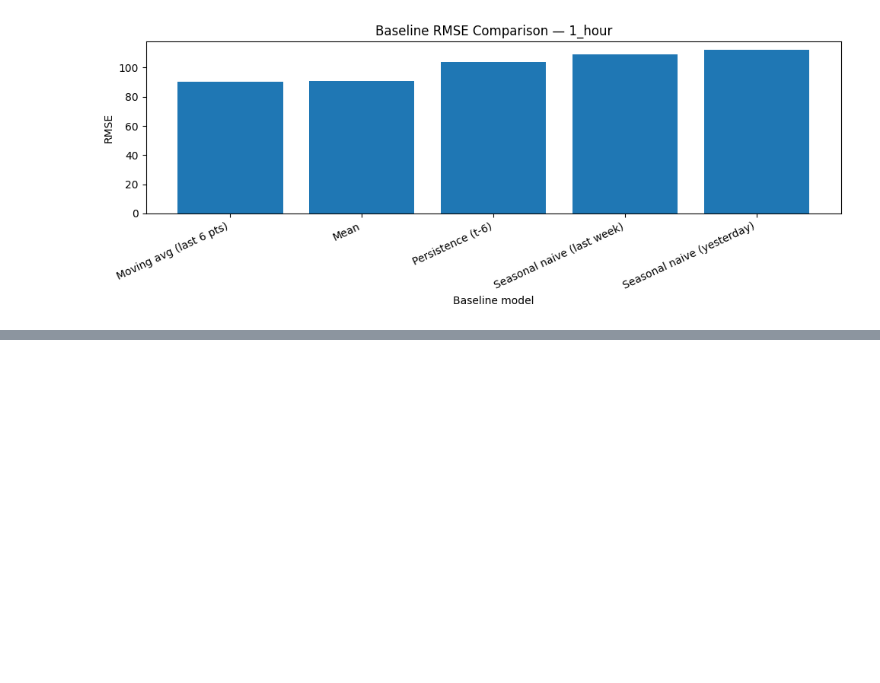
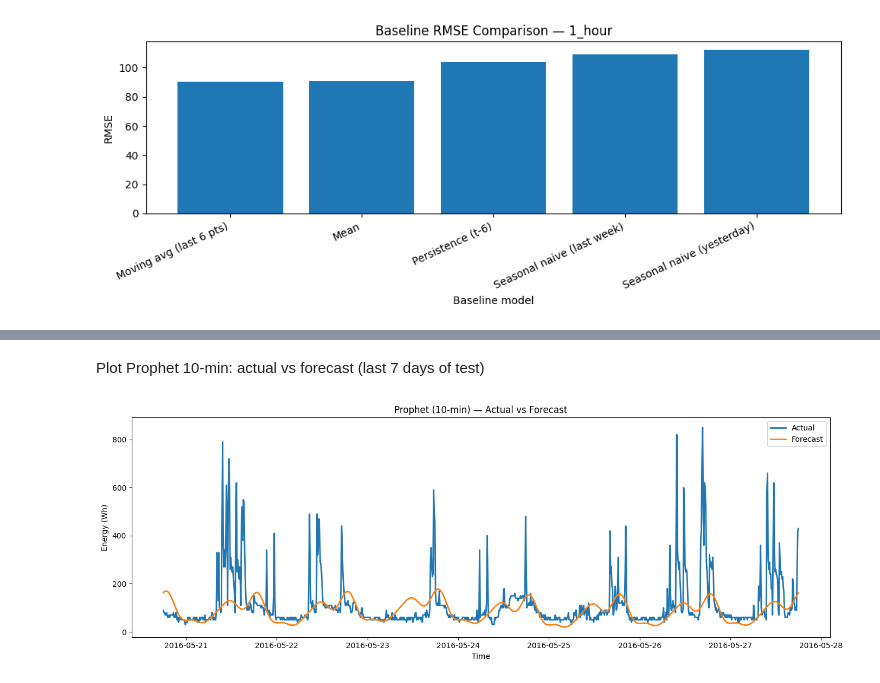
Before and after one commit to ibimohamed83/Data_Analytics_project, a Jupyter notebook: smart_home.ipynb, the cells around one changed output, grey strips where cells are left out. Saved outputs shown, nothing was run; the diff lists cells and outputs as text; code cells hidden in the pictures; blank space fills up the shorter version.

```diff
--- a/smart_home.ipynb
+++ b/smart_home.ipynb
@@ -586,0 +876,28 @@ plot_rmse_bars()
+# %%
+def prophet_fit_predict(series, test_size=0.2, daily=True, weekly=True):
+    train, test = time_split(series, test_size=test_size)
+
+    train_df = train.reset_index()
+    train_df.columns = ["ds", "y"]
+
+    model = Prophet(
+        daily_seasonality=daily,
+        weekly_seasonality=weekly,
+        yearly_seasonality=False
+    )
+    model.fit(train_df)
+
+    future = pd.DataFrame({"ds": test.index})
+    forecast = model.predict(future)
+
+    yhat = pd.Series(forecast["yhat"].values, index=test.index)
+
+    metrics = compute_metrics(test.values, yhat.values)
+
+    return model, train, test, forecast, yhat, metrics
+
+prophet10_model, prophet10_train, prophet10_test, prophet10_fc, prophet10_yhat, prophet10_metrics = prophet_fit_predict(
+    y_10min, test_size=TEST_SIZE, daily=True, weekly=True
+)
+
+prophet10_metrics
@@ -586,0 +910,21 @@ plot_rmse_bars()
+# %% [markdown]
+Plot Prophet 10-min: actual vs forecast (last 7 days of test)
+# %%
+def plot_actual_vs_pred(test, pred, title, last_days=7):
+    end = test.index.max()
+    start = end - pd.Timedelta(days=last_days)
+    idx = test.loc[start:end].index
+
+    plt.figure(figsize=(14, 5))
+    plt.plot(test.loc[idx], label="Actual", linewidth=2)
+    plt.plot(pred.loc[idx], label="Forecast", linewidth=2)
+    plt.title(title)
+    plt.xlabel("Time")
+    plt.ylabel("Energy (Wh)")
+    plt.legend()
+    plt.tight_layout()
+    plt.show()
+
+plot_actual_vs_pred(prophet10_test, prophet10_yhat, "Prophet (10-min) — Actual vs Forecast", last_days=7)
+# %% [output]
+[figure, added]
```
Also changed, not shown: parts of 21 cells of this notebook.
